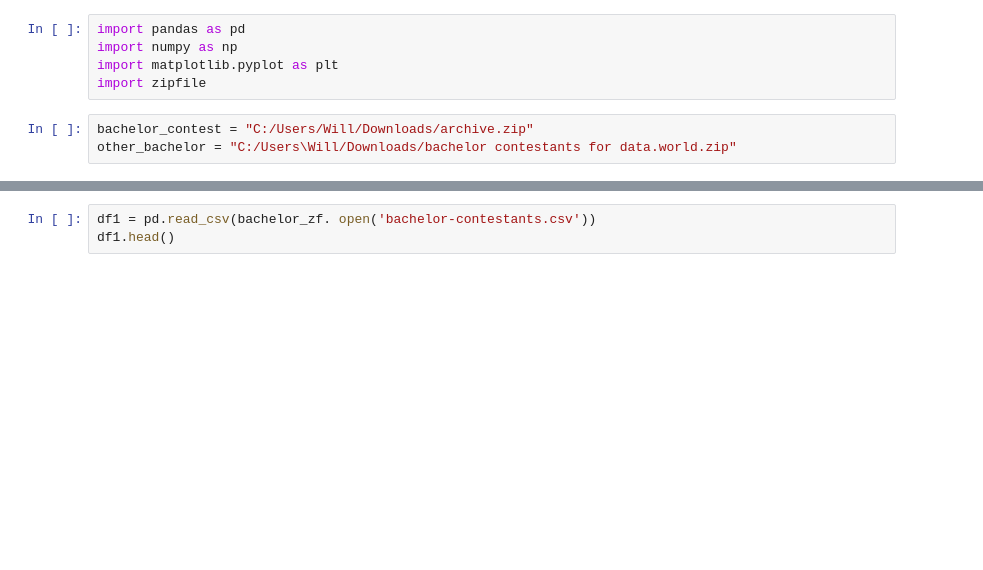
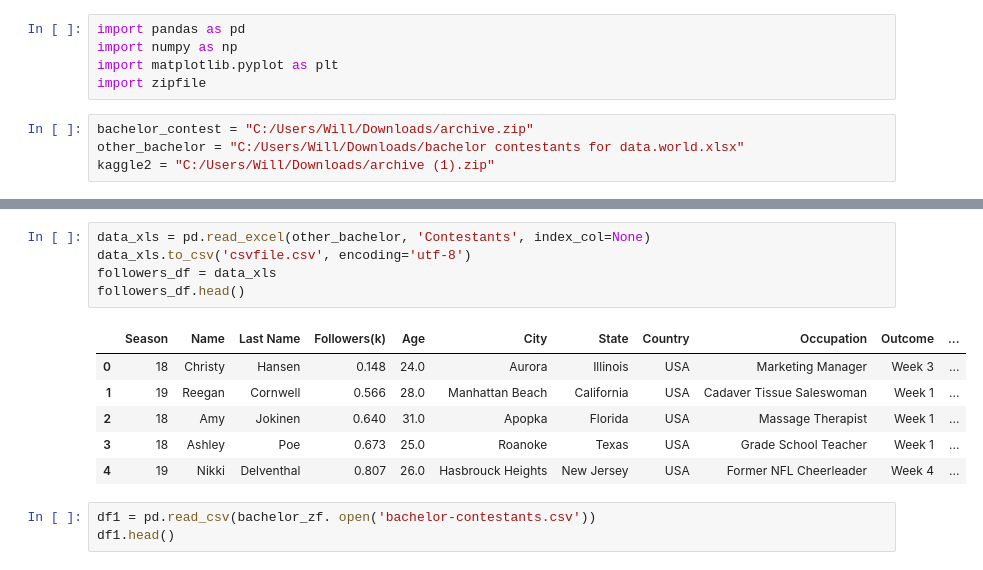
Before and after one commit to WilliamDHughes/smu_project1_bachelor, a Jupyter notebook: Will's Work/the bachelor data cleaning I guess.ipynb, the cells around one changed output, grey strips where cells are left out. Cells and saved outputs as stored; diff of their text form; blank space fills up the shorter version.

```diff
--- a/Will's Work/the bachelor data cleaning I guess.ipynb
+++ b/Will's Work/the bachelor data cleaning I guess.ipynb
@@ -5,7 +5,8 @@ import matplotlib.pyplot as plt
 import zipfile
 # %%
 bachelor_contest = "C:/Users/Will/Downloads/archive.zip"
-other_bachelor = "C:/Users\Will/Downloads/bachelor contestants for data.world.zip"
+other_bachelor = "C:/Users/Will/Downloads/bachelor contestants for data.world.xlsx"
+kaggle2 = "C:/Users/Will/Downloads/archive (1).zip"
 # %%
 bachelor_zf = zipfile.ZipFile(bachelor_contest)
 bachelor_zf2 = zipfile.ZipFile(other_bachelor)
@@ -15,3 +18,15 @@ bachelor_zf2.namelist()
+# %%
+data_xls = pd.read_excel(other_bachelor, 'Contestants', index_col=None)
+data_xls.to_csv('csvfile.csv', encoding='utf-8')
+followers_df = data_xls
+followers_df.head()
+# %% [output]
+|  | Season | Name | Last Name | Followers(k) | Age | City | State | Country | Occupation | Outcome | ... |
+| 0 | 18 | Christy | Hansen | 0.148 | 24.0 | Aurora | Illinois | USA | Marketing Manager | Week 3 | ... |
+| 1 | 19 | Reegan | Cornwell | 0.566 | 28.0 | Manhattan Beach | California | USA | Cadaver Tissue Saleswoman | Week 1 | ... |
+| 2 | 18 | Amy | Jokinen | 0.640 | 31.0 | Apopka | Florida | USA | Massage Therapist | Week 1 | ... |
+| 3 | 18 | Ashley | Poe | 0.673 | 25.0 | Roanoke | Texas | USA | Grade School Teacher | Week 1 | ... |
+| 4 | 19 | Nikki | Delventhal | 0.807 | 26.0 | Hasbrouck Heights | New Jersey | USA | Former NFL Cheerleader | Week 4 | ... |
 # %%
 df1 = pd.read_csv(bachelor_zf. open('bachelor-contestants.csv'))
 df1.head()
```
Also changed, not shown: parts of 16 cells of this notebook, 1 other file.
